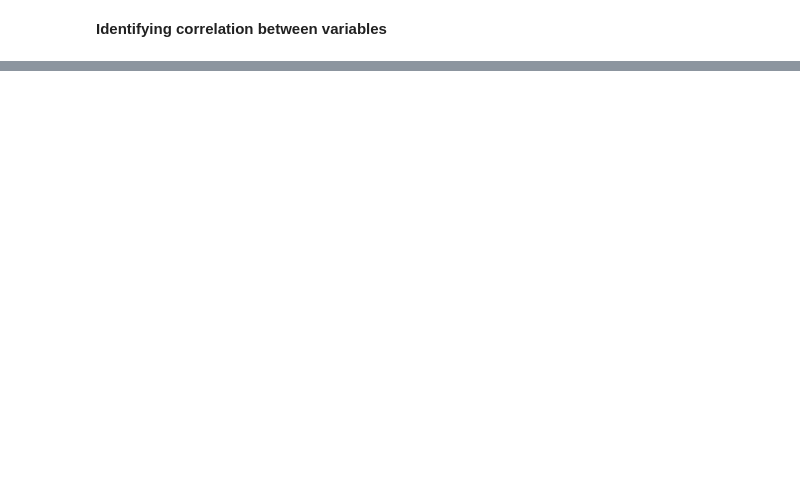
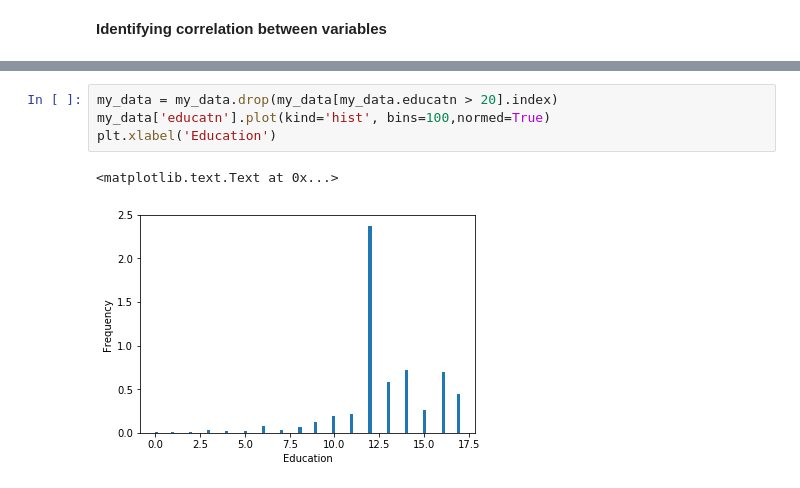
Before and after one commit to PraAnj/hypothesis-testing, a Jupyter notebook: ds project.ipynb, the cells around one changed output, grey strips where cells are left out. Cells and saved outputs as stored; diff of their text form; blank space fills up the shorter version.

```diff
--- a/ds project.ipynb
+++ b/ds project.ipynb
@@ -150,0 +208,7 @@ Text(0.5, 0, 'Earnings')
+# %%
+my_data = my_data.drop(my_data[my_data.educatn > 20].index)
+my_data['educatn'].plot(kind='hist', bins=100,normed=True)
+plt.xlabel('Education')
+# %% [output]
+<matplotlib.text.Text at 0x...>
+[figure, added]
```
Also changed, not shown: parts of 16 cells of this notebook.
